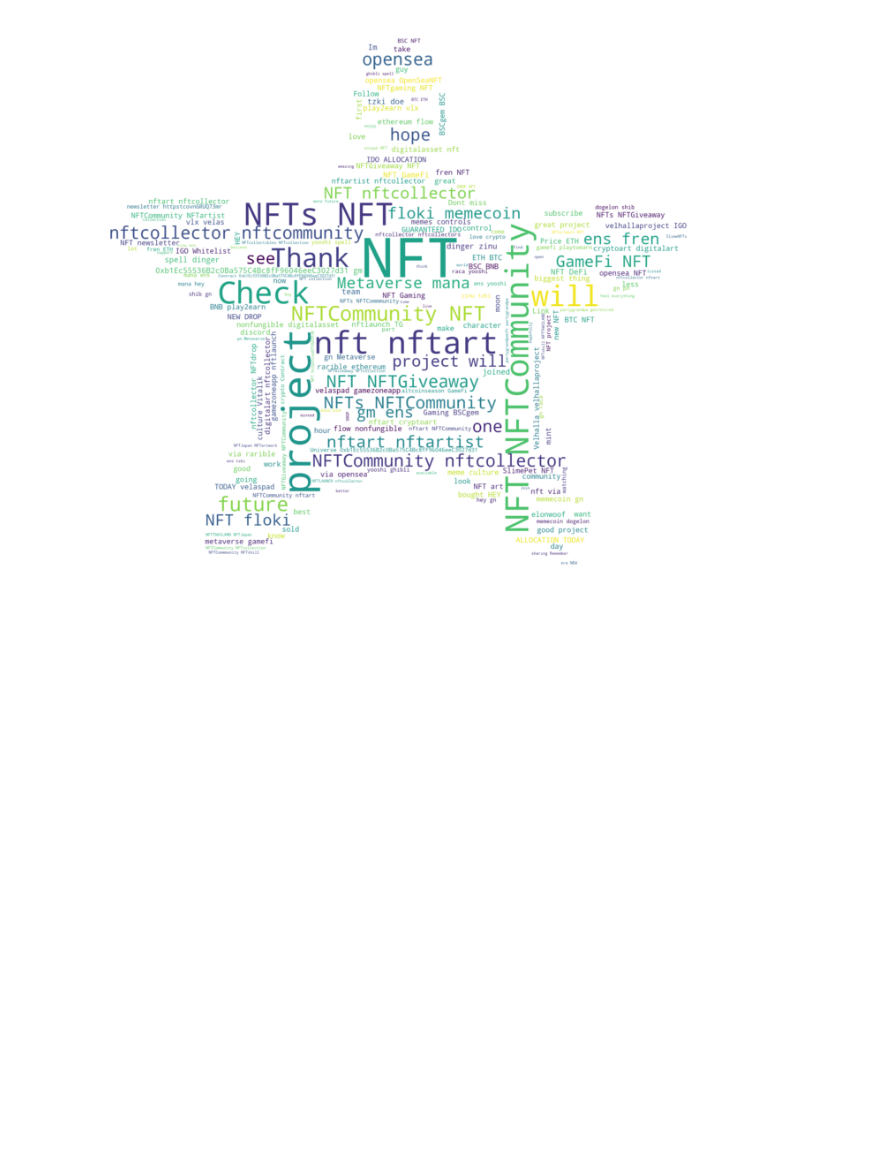
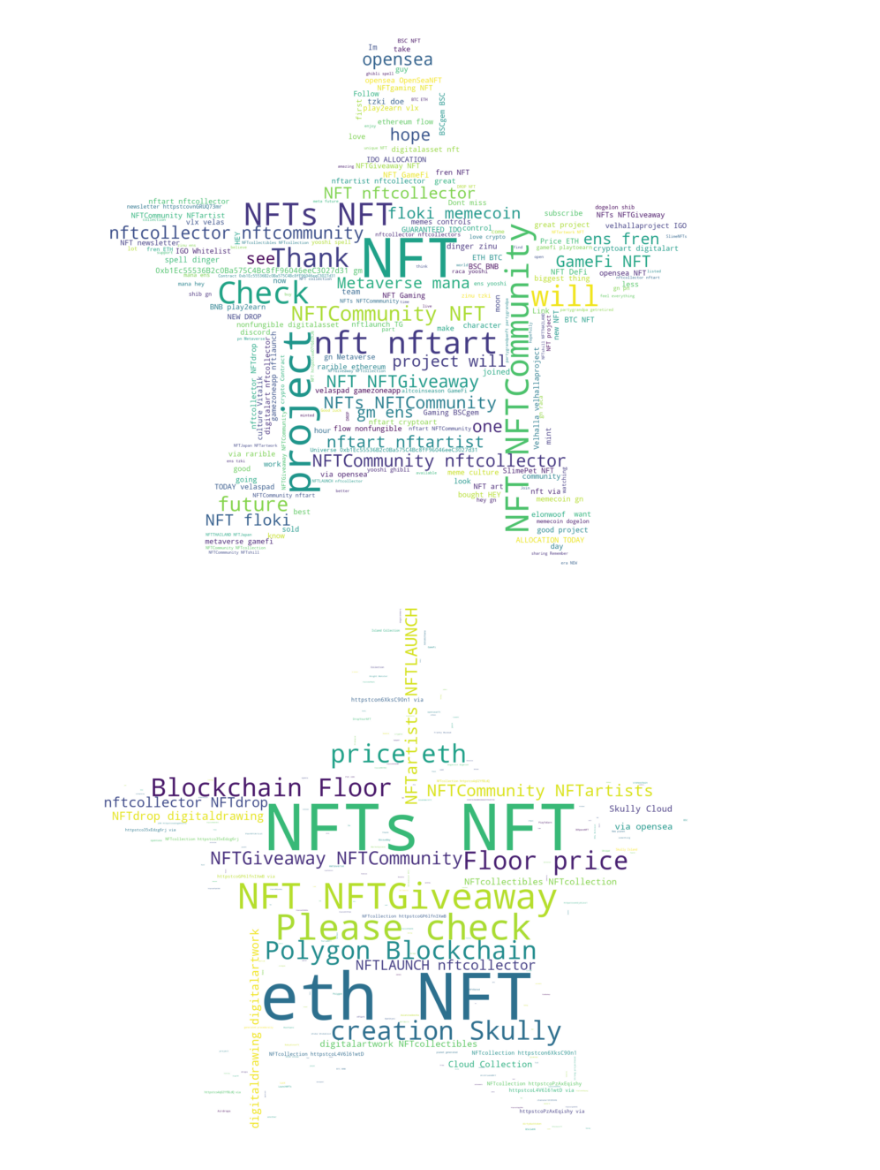
Before and after one commit to cgw03Lau/DAP__, a Jupyter notebook: DAP_Project/DAP_Project_NFT.ipynb, the cells around one changed output. Cells and saved outputs as stored; diff of their text form; code cells hidden in the pictures; blank space fills up the shorter version.

```diff
--- a/DAP_Project/DAP_Project_NFT.ipynb
+++ b/DAP_Project/DAP_Project_NFT.ipynb
@@ -424,3 +425,32 @@ plt.axis('off')
 plt.show()
 # %% [output]
 [figure]
+# %%
+france = df_tweets.loc[df_tweets.user_location=="France"]
+
+df1 = france['text'][0:12452]
+df1 = df1.tolist()
+listA = []
+b = ""
+for i in df1:
+    a = re.sub(r"[^a-zA-Z0-9\s]","", i)
+    b = b + ' ' + a
+
+
+
+mask = np.array(Image.open('./asd.png'))
+stopwords = set(STOPWORDS)
+stopwords.add('said')
+
+wc = WordCloud(background_color='white',
+              max_words=200,
+              mask=mask,
+              stopwords=stopwords)
+wc = wc.generate(b)
+
+plt.figure(figsize=(12,12))
+plt.imshow(wc, interpolation='bilinear')
+plt.axis('off')
+plt.show()
+# %% [output]
+[figure, added]
```
Also changed, not shown: parts of 2 cells of this notebook, 3 other files.
